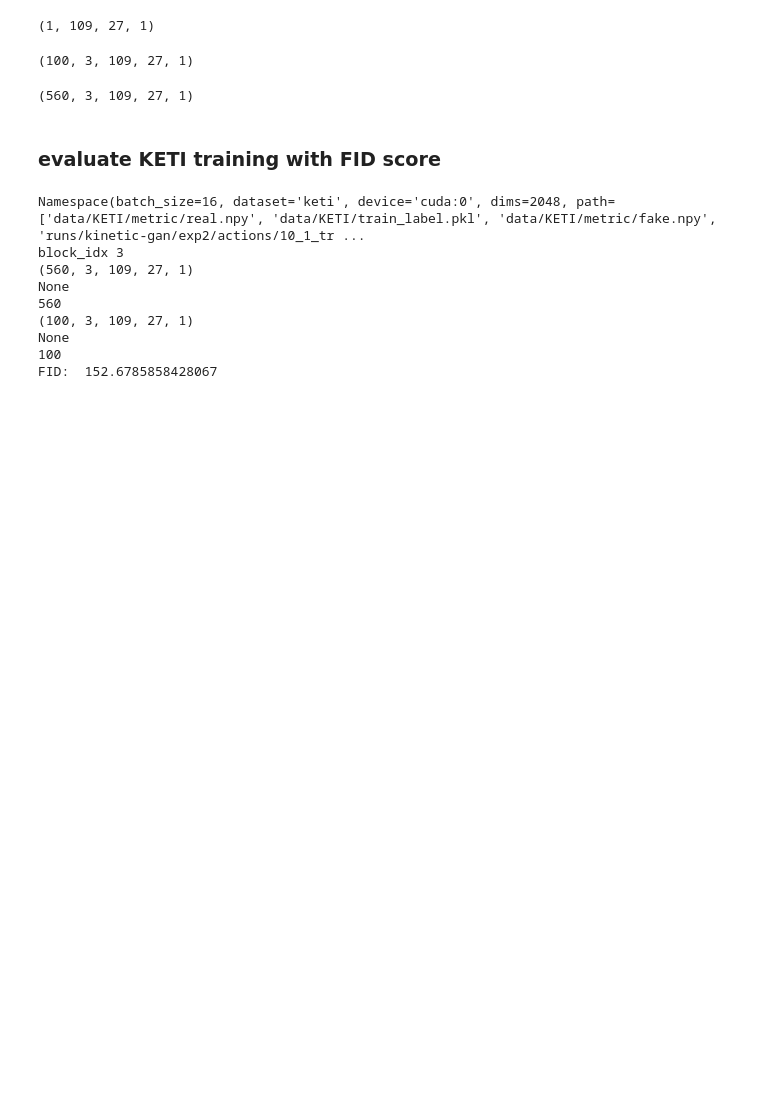
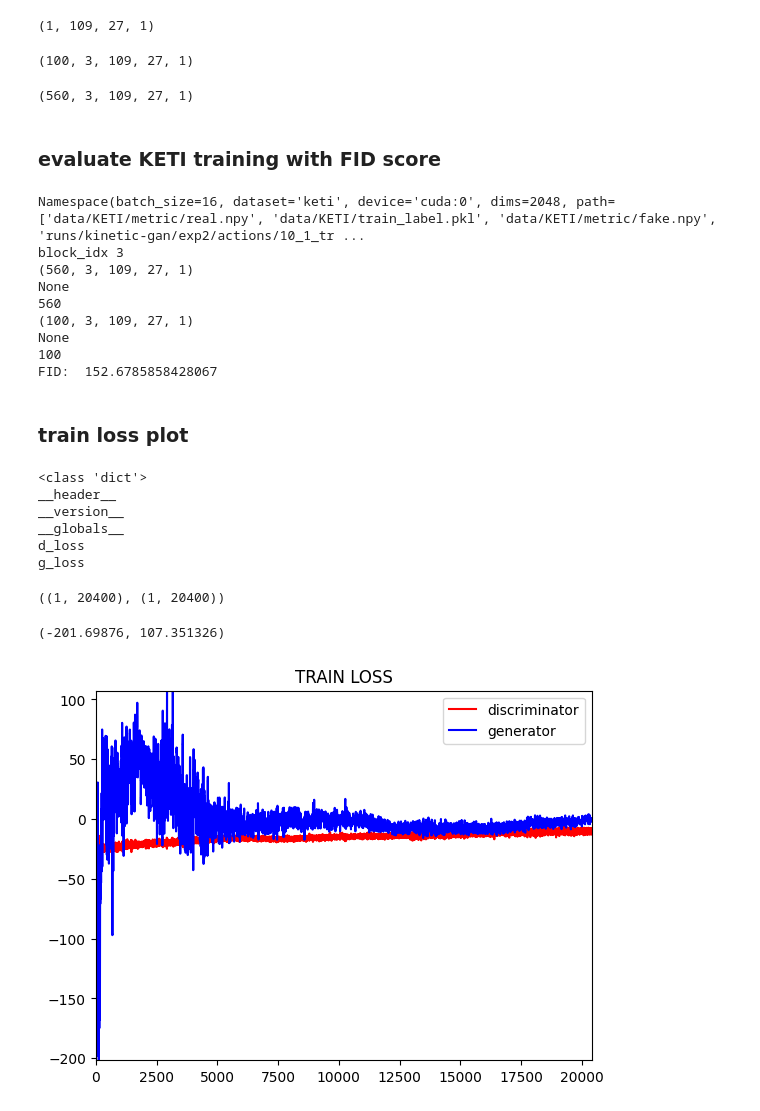
Before and after one commit to LimSuH/Kinetic_GAN_LimSuH, a Jupyter notebook: KETItrain.ipynb, the cells around one changed output. Drawn from its saved outputs; the diff is of its cells as text; code cells hidden in the pictures; blank space fills up the shorter version.

Commit message:
train Loss plot

```diff
--- a/KETItrain.ipynb
+++ b/KETItrain.ipynb
@@ -202,3 +202,44 @@ None
 None
 100
 FID:  152.6785858428067
+# %% [markdown]
+### train loss plot
+# %%
+import matplotlib.pyplot as plt
+import scipy.io
+
+mat_file_name =  "/users/neuron2/Kinetic-GAN/runs/kinetic-gan/exp2/plot_loss.mat"
+mat_file = scipy.io.loadmat(mat_file_name)
+# %%
+print(type(mat_file))
+for i in mat_file:
+    print(i)
+# %% [output]
+<class 'dict'>
+__header__
+__version__
+__globals__
+d_loss
+g_loss
+# %%
+d_loss = mat_file['d_loss']
+g_loss = mat_file['g_loss']
+g_loss.shape, d_loss.shape
+# %% [output]
+((1, 20400), (1, 20400))
+# %%
+xmin = 0
+ymin = min(min(d_loss[0]), min(g_loss[0]))
+ymax = max(max(d_loss[0]), max(g_loss[0]))
+ymin,ymax
+# %% [output]
+(-201.69876, 107.351326)
+# %%
+plt.title("TRAIN LOSS")
+plt.axis([0, 20400, ymin, ymax])
+plt.plot(d_loss[0], label="discriminator", color='red')
+plt.plot(g_loss[0], label="generator", color="blue")
+plt.legend()
+plt.show()
+# %% [output]
+[figure, added]
```
Also changed, not shown: 1 other file.
